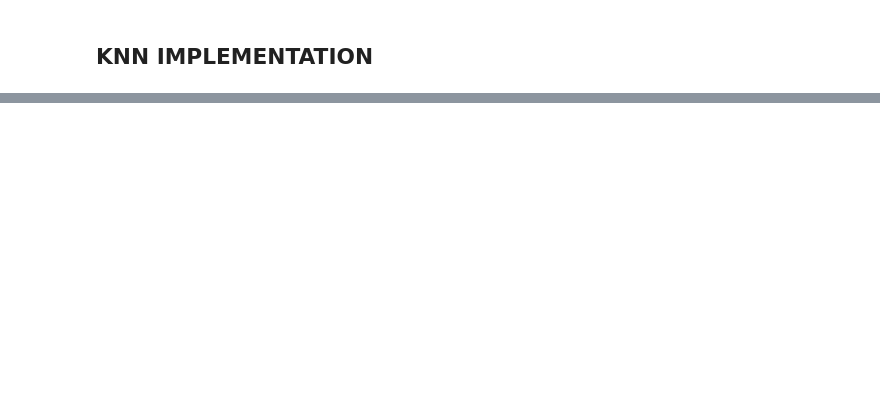
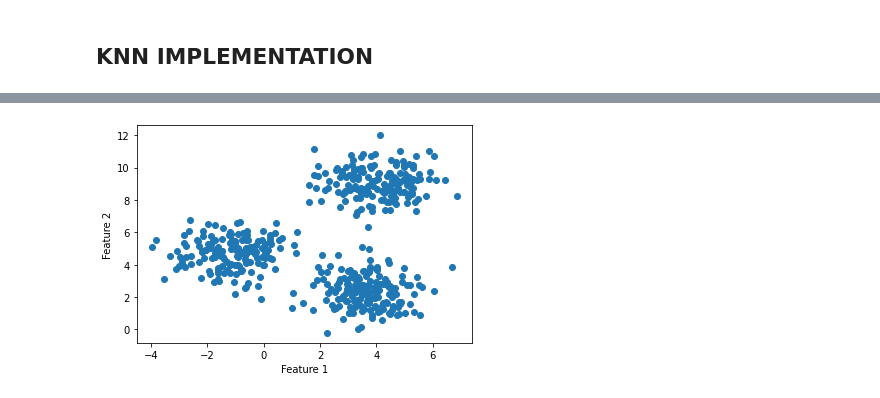
Before and after one commit to gsub17/PYTHON_BASIC, a Jupyter notebook: Data Science/03 Numpy.ipynb, the cells around one changed output, grey strips where cells are left out. Saved outputs shown, nothing was run; the diff lists cells and outputs as text; code cells hidden in the pictures; blank space fills up the shorter version.

```diff
--- a/Data Science/03 Numpy.ipynb
+++ b/Data Science/03 Numpy.ipynb
@@ -2,0 +94,7 @@
+# %%
+plt.scatter(X[:,0] , X[:,1])
+plt.xlabel("Feature 1")        # we added label to the axis
+plt.ylabel("Feature 2")
+plt.show()
+# %% [output]
+[figure, added]
```
Also changed, not shown: parts of 58 cells of this notebook.
